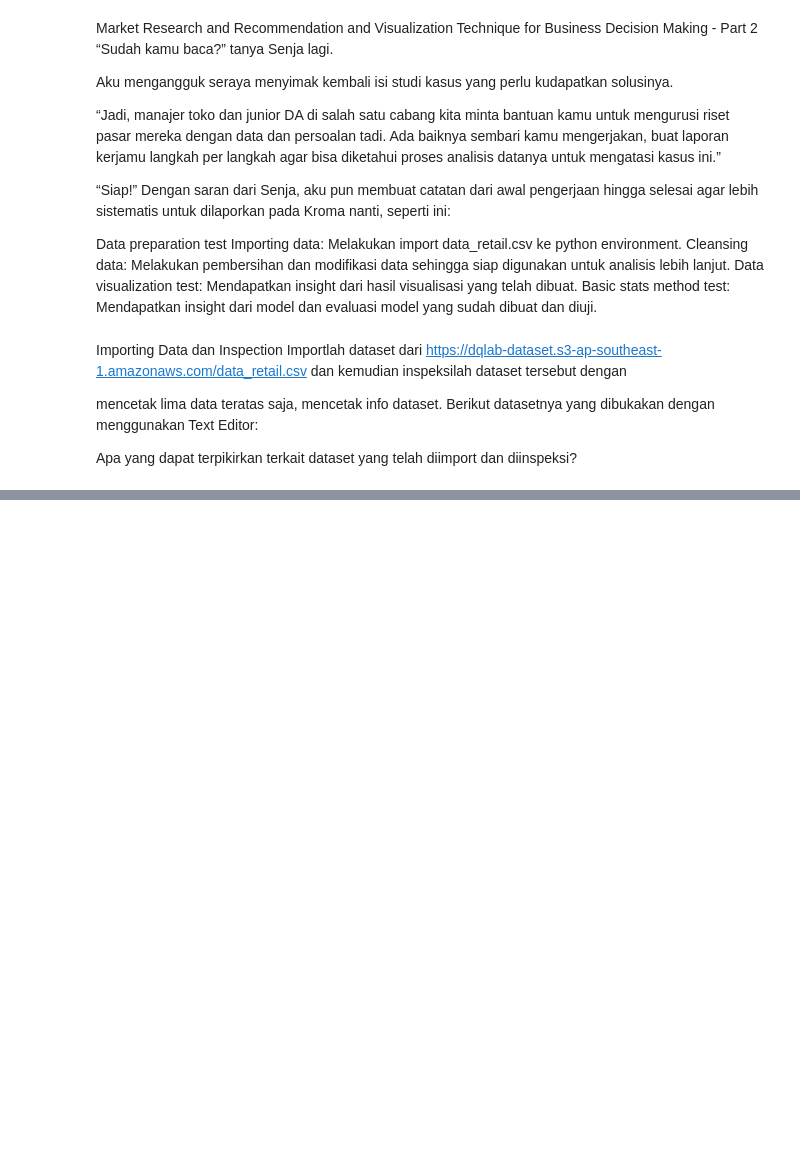
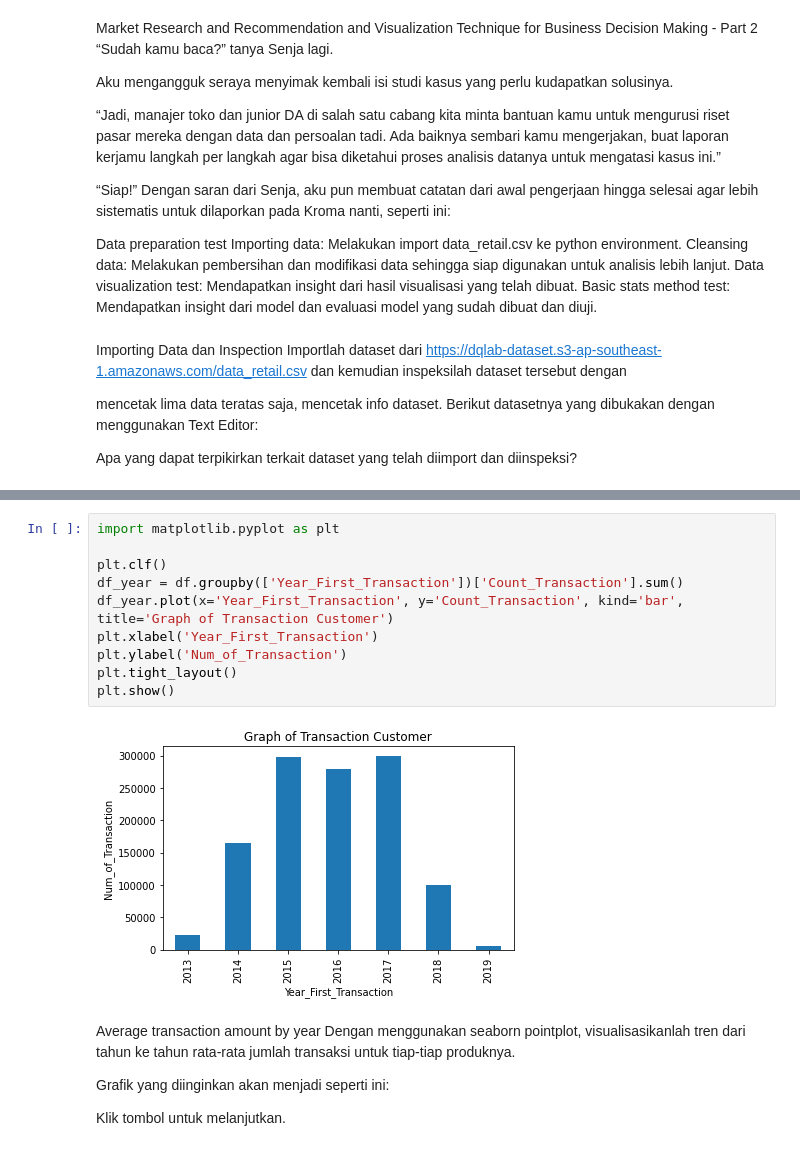
Before and after one commit to fiqhrimuliandaputra/Data-Analyst-Project-Business-Decision-Research, a Jupyter notebook: Data_Analyst_Project_Business_Decision_Research.ipynb, the cells around one changed output, grey strips where cells are left out. Drawn from its saved outputs; the diff is of its cells as text; blank space fills up the shorter version.

```diff
--- a/Data_Analyst_Project_Business_Decision_Research.ipynb
+++ b/Data_Analyst_Project_Business_Decision_Research.ipynb
@@ -105,0 +357,27 @@ Apa yang dapat terpikirkan terkait dataset yang telah diimport dan diinspeksi?
+# %%
+import matplotlib.pyplot as plt
+
+plt.clf()
+df_year = df.groupby(['Year_First_Transaction'])['Count_Transaction'].sum()
+df_year.plot(x='Year_First_Transaction', y='Count_Transaction', kind='bar', title='Graph of Transaction Customer')
+plt.xlabel('Year_First_Transaction')
+plt.ylabel('Num_of_Transaction')
+plt.tight_layout()
+plt.show()
+# %% [output]
+[figure, added]
+# %% [markdown]
+Average transaction amount by year
+Dengan menggunakan seaborn pointplot, visualisasikanlah tren dari tahun ke tahun rata-rata jumlah transaksi untuk tiap-tiap produknya.
+
+Grafik yang diinginkan akan menjadi seperti ini:
+
+
+
+
+
+
+
+
+
+Klik tombol  untuk melanjutkan.
```
Also changed, not shown: parts of 51 cells of this notebook.
